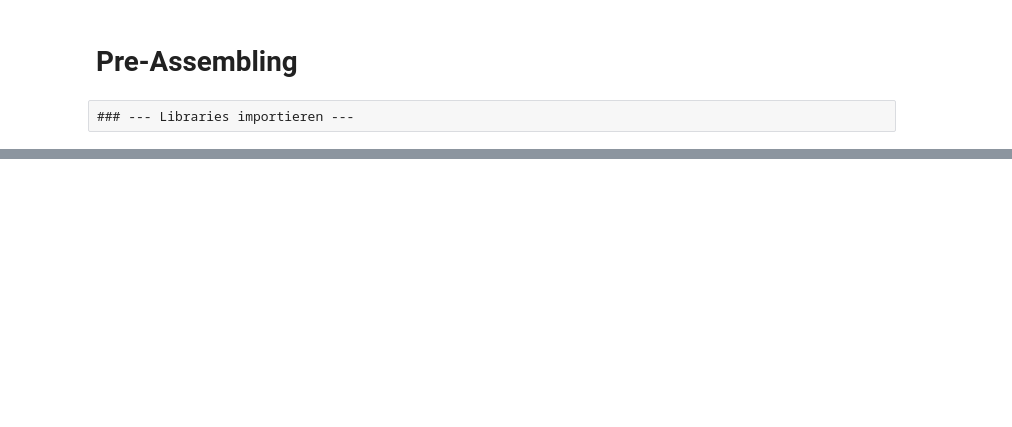
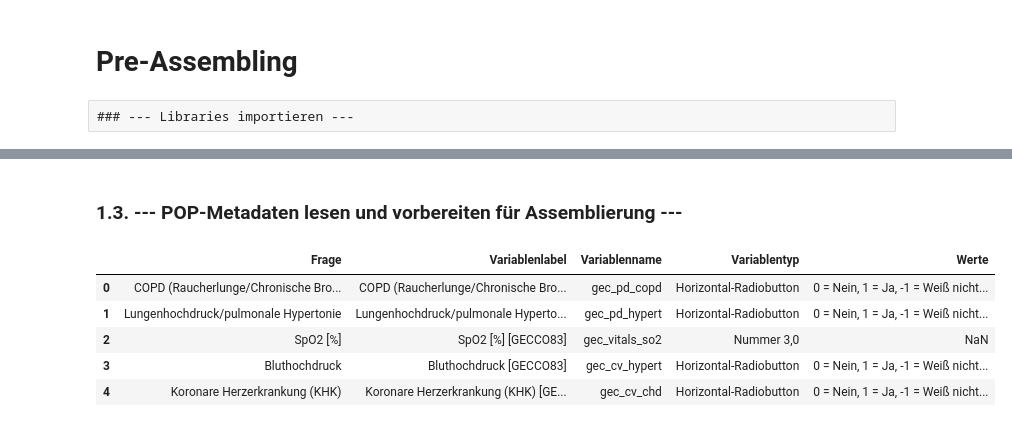
Before and after one commit to dlnija/ScRNA-analysis, a Jupyter notebook: 0_Preassembling.ipynb, the cells around one changed output, grey strips where cells are left out. Drawn from its saved outputs; the diff is of its cells as text; code cells hidden in the pictures; blank space fills up the shorter version.

```diff
--- a/0_Preassembling.ipynb
+++ b/0_Preassembling.ipynb
@@ -97,0 +163,12 @@ features.to_csv("/mnt/workspace_stud/stud11/ScRNA-analysis/variables.tsv", sep="
+# %% [markdown]
+### 1.3. --- POP-Metadaten lesen und vorbereiten für Assemblierung ---
+# %%
+meta_pop = pd.read_csv(file_path_meta_pop, decimal=",", sep="\t")
+meta_pop.head()
+# %% [output]
+|  | Frage | Variablenlabel | Variablenname | Variablentyp | Werte |
+| 0 | COPD (Raucherlunge/Chronische Bro... | COPD (Raucherlunge/Chronische Bro... | gec_pd_copd | Horizontal-Radiobutton | 0 = Nein, 1 = Ja, -1 = Weiß nicht... |
+| 1 | Lungenhochdruck/pulmonale Hypertonie | Lungenhochdruck/pulmonale Hyperto... | gec_pd_hypert | Horizontal-Radiobutton | 0 = Nein, 1 = Ja, -1 = Weiß nicht... |
+| 2 | SpO2 [%] | SpO2 [%] [GECCO83] | gec_vitals_so2 | Nummer 3,0 | NaN |
+| 3 | Bluthochdruck | Bluthochdruck [GECCO83] | gec_cv_hypert | Horizontal-Radiobutton | 0 = Nein, 1 = Ja, -1 = Weiß nicht... |
+| 4 | Koronare Herzerkrankung (KHK) | Koronare Herzerkrankung (KHK) [GE... | gec_cv_chd | Horizontal-Radiobutton | 0 = Nein, 1 = Ja, -1 = Weiß nicht... |
```
Also changed, not shown: parts of 37 cells of this notebook.
